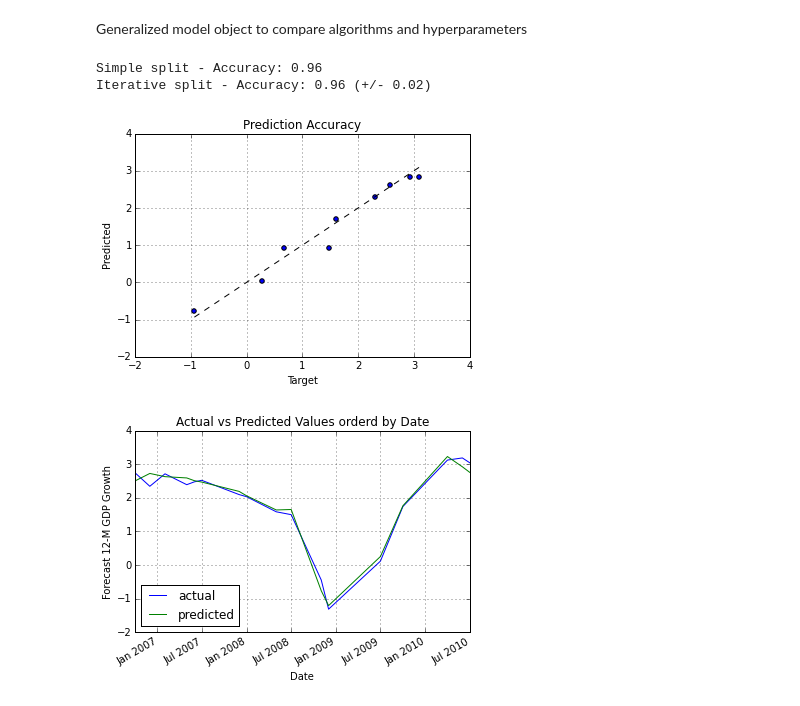
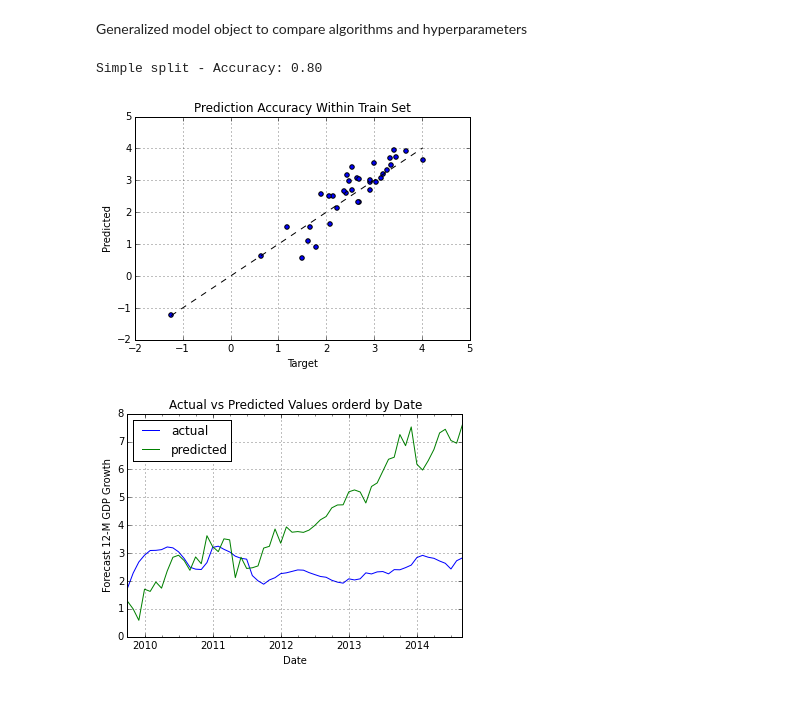
Before and after one commit to rhouck/gdp, a Jupyter notebook: Predict GDP Forecasts.ipynb, the cells around one changed output. Cells and saved outputs as stored; diff of their text form; code cells hidden in the pictures.

Commit message:
middle of fixing cross validation section

```diff
--- a/Predict GDP Forecasts.ipynb
+++ b/Predict GDP Forecasts.ipynb
@@ -116,0 +102,9 @@ master = short_master
+# %%
+# remove rows where Y (forecast GDP) is NaN
+master = master.ix[forecasts.index]
+
+# remove features with missing data
+master = master.dropna(axis=1)
+
+print master
+print master.describe()
@@ -118,10 +130,9 @@ master = short_master
 # select subset of rows for testing and model verification
 import random
 import math
-sample_count = int(math.floor(len(master)*0.40))
-test_rows_ind = random.sample(master.index, sample_count)
-test_set = master.ix[test_rows_ind]
-train_set = master.drop(test_rows_ind)
+sample_count = int(math.floor(len(master)*0.20))
+test_set = master.ix[-sample_count:]
+train_set = master.ix[:-sample_count]
 # %%
 # prepare data to be used by scikit learn --> move from pandas to numpy
 cols = train_set.columns
@@ -136,6 +147,7 @@ from sklearn import cross_validation
 from sklearn.cross_validation import KFold
 from sklearn import svm
 from sklearn import preprocessing
+from sklearn.grid_search import GridSearchCV
 
 class Model(object):
 
@@ -163,13 +175,14 @@ class Model(object):
         # split data set into train and test sets
         # fit model on train
         # return model accuracy and predicted values
-        X_train, X_test, y_train, y_test = cross_validation.train_test_split(self.Xs, self.ys, test_size=0.3, random_state=0)
+        X_train, X_test, y_train, y_test = cross_validation.train_test_split(self.Xs, self.ys, test_size=0.15, random_state=0)
         self.model.fit (X_train, y_train)
         score = self.model.score(X_test, y_test)
         predicted = self.model.predict(X_test)
         results = {'score': "Accuracy: %0.2f" % (score),
                    'predicted': predicted,
                    'y_test': y_test,
+                   'coefs': self.model.coef_,
                    }
         return results
 
@@ -182,14 +195,23 @@ class Model(object):
         pred_vs_actual.grid(True)
         pred_vs_actual.set_xlabel('Target')
         pred_vs_actual.set_ylabel('Predicted')
-        pred_vs_actual.set_title("Prediction Accuracy")
+        pred_vs_actual.set_title("Prediction Accuracy Within Train Set")
 
     def iter_cross_val(self):
         # performs multiple cross-validation tests on data and returns accuracy
-        cv = cross_validation.ShuffleSplit(self.Xs.shape[0], n_iter=3, test_size=0.3, random_state=0)
+        gammas = np.logspace(-6, -1, 10)
+        self.model = GridSearchCV(estimator=self.model, param_grid=dict(gamma=gammas),n_jobs=-1)
+        self.model.fit(self.Xs, self.ys)
+        print self.model.best_score_
+        print self.model.best_estimator_.gamma
+
+        #cv = cross_validation.ShuffleSplit(self.Xs.shape[0], n_iter=3, test_size=0.15, random_state=0)
         #cv = KFold(Xs.shape[0], n_folds=3)
-        scores = cross_validation.cross_val_score(self.model, self.Xs, self.ys, cv=cv)
-        results = {'score': "Accuracy: %0.2f (+/- %0.2f)" % (scores.mean(), scores.std() * 2)}
+        #scores = cross_validation.cross_val_score(self.model, self.Xs, self.ys, cv=cv)
+        results = {
+                    'score': "Accuracy: %0.2f" % (self.model.best_score_)
+                    #'score': "Accuracy: %0.2f (+/- %0.2f)" % (scores.mean(), scores.std() * 2),
+                    }
         return results
 
 def actual_vs_predicted_over_time(model, test_set, y_col, X_cols):
@@ -211,24 +233,24 @@ def actual_vs_predicted_over_time(model, test_set, y_col, X_cols):
 # %%
 # instantiate linear regression model
 from sklearn.linear_model import LinearRegression
 model = Model(Xs, ys, LinearRegression())
 
 # one-time model fit and test
 simple_split_test = model.simple_split_test()
 print "Simple split - " + simple_split_test['score']
 model.pred_vs_act_scatter(simple_split_test['predicted'], simple_split_test['y_test'])
 
 # cross validation testing
-iter_cross_val = model.iter_cross_val()
-print "Iterative split - " + iter_cross_val['score']
+#model = Model(Xs, ys, LinearRegression())
+#iter_cross_val = model.iter_cross_val()
+#print "Iterative split - " + iter_cross_val['score']
 
 # test fitted model on new data
 actual_vs_predicted_over_time(model, test_set, y_col, X_cols)
 # %% [output]
-Simple split - Accuracy: 0.96
-Iterative split - Accuracy: 0.96 (+/- 0.02)
+Simple split - Accuracy: 0.80
-[figure, old version]
+[figure, new version]
-[figure, old version]
+[figure, new version]
 # %%
 # instantiate random forest model
 from sklearn.ensemble import RandomForestRegressor
```
Also changed, not shown: parts of 13 cells of this notebook.
